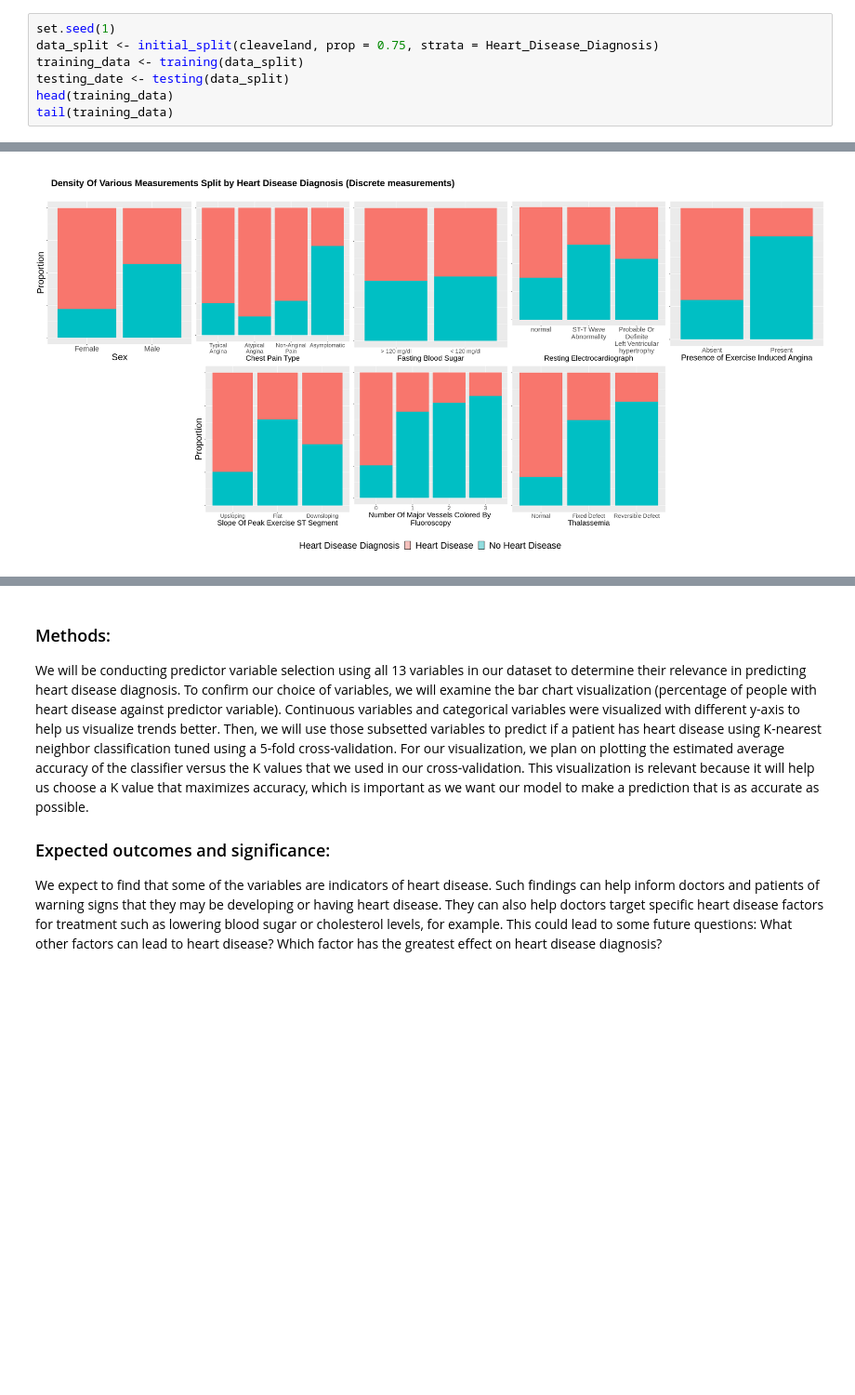
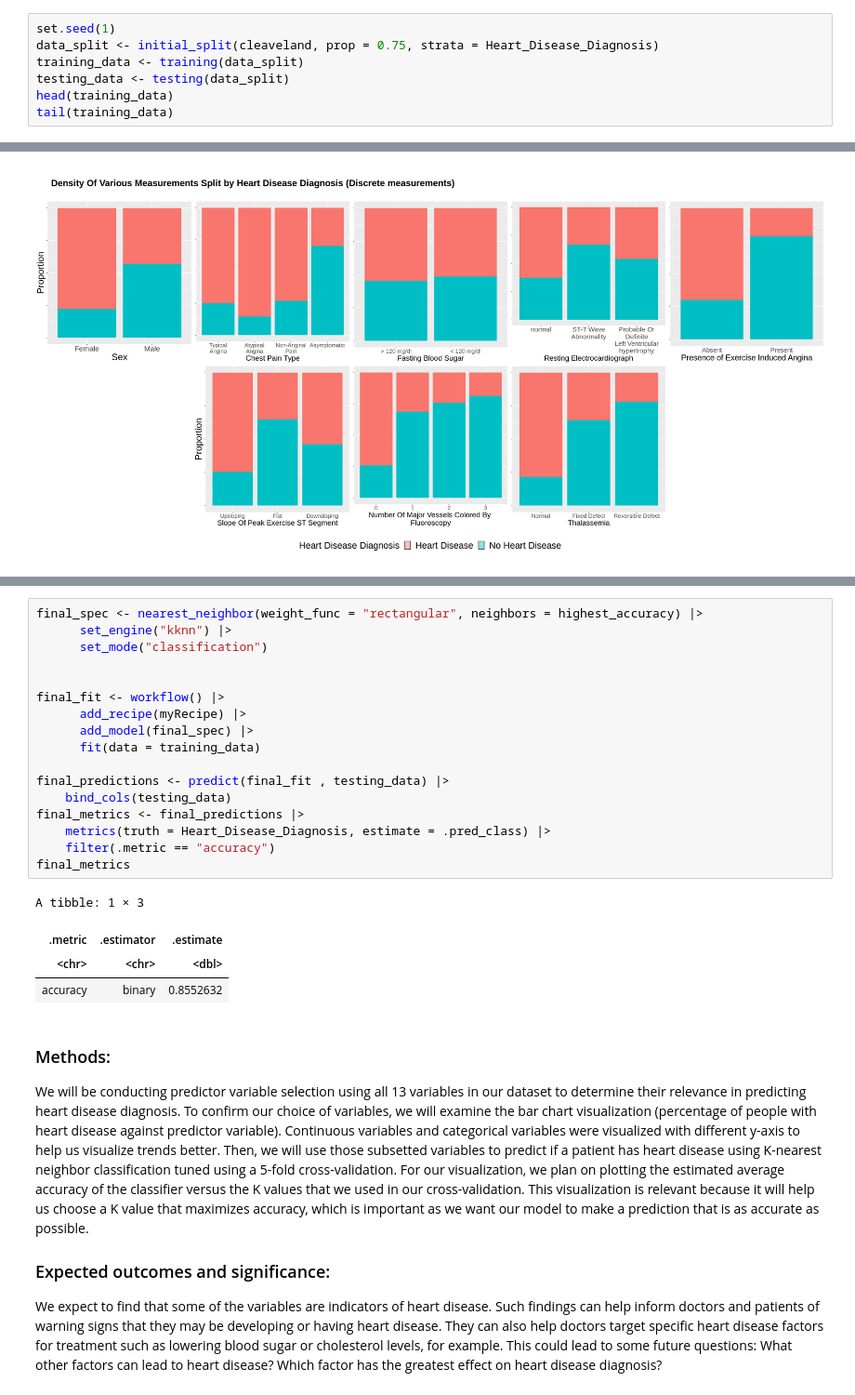
Before and after one commit to devr07/Project-DSCI100, a Jupyter notebook: projectpropsal.ipynb, the cells around one changed output, grey strips where cells are left out. Shown: that part at 93% size. Saved outputs shown, nothing was run; the diff lists cells and outputs as text; blank space fills up the shorter version.

```diff
--- a/projectpropsal.ipynb
+++ b/projectpropsal.ipynb
@@ -147,7 +168,7 @@ A tibble: 6 × 14
 set.seed(1)
 data_split <- initial_split(cleaveland, prop = 0.75, strata = Heart_Disease_Diagnosis)
 training_data <- training(data_split)
-testing_date <- testing(data_split)
+testing_data <- testing(data_split)
 head(training_data)
 tail(training_data)
 # %% [output]
@@ -473,3 +532,25 @@ the `.groups` argument.
+# %%
+final_spec <- nearest_neighbor(weight_func = "rectangular", neighbors = highest_accuracy) |>
+      set_engine("kknn") |>
+      set_mode("classification")
+
+
+final_fit <- workflow() |>
+      add_recipe(myRecipe) |>
+      add_model(final_spec) |>
+      fit(data = training_data)
+
+final_predictions <- predict(final_fit , testing_data) |>
+    bind_cols(testing_data)
+final_metrics <- final_predictions |>
+    metrics(truth = Heart_Disease_Diagnosis, estimate = .pred_class) |>
+    filter(.metric == "accuracy")
+final_metrics
+# %% [output]
+A tibble: 1 × 3
+| .metric | .estimator | .estimate |
+| <chr> | <chr> | <dbl> |
+| accuracy | binary | 0.8552632 |
 # %% [markdown]
 ### Methods:
 We will be conducting predictor variable selection using all 13 variables in our dataset to determine their relevance in predicting heart disease diagnosis. To confirm our choice of variables, we will examine the bar chart visualization (percentage of people with heart disease against predictor variable). Continuous variables and categorical variables were visualized with different y-axis to help us visualize trends better. Then, we will use those subsetted variables to predict if a patient has heart disease using K-nearest neighbor classification tuned using a 5-fold cross-validation.
```
Also changed, not shown: parts of 6 cells of this notebook.
